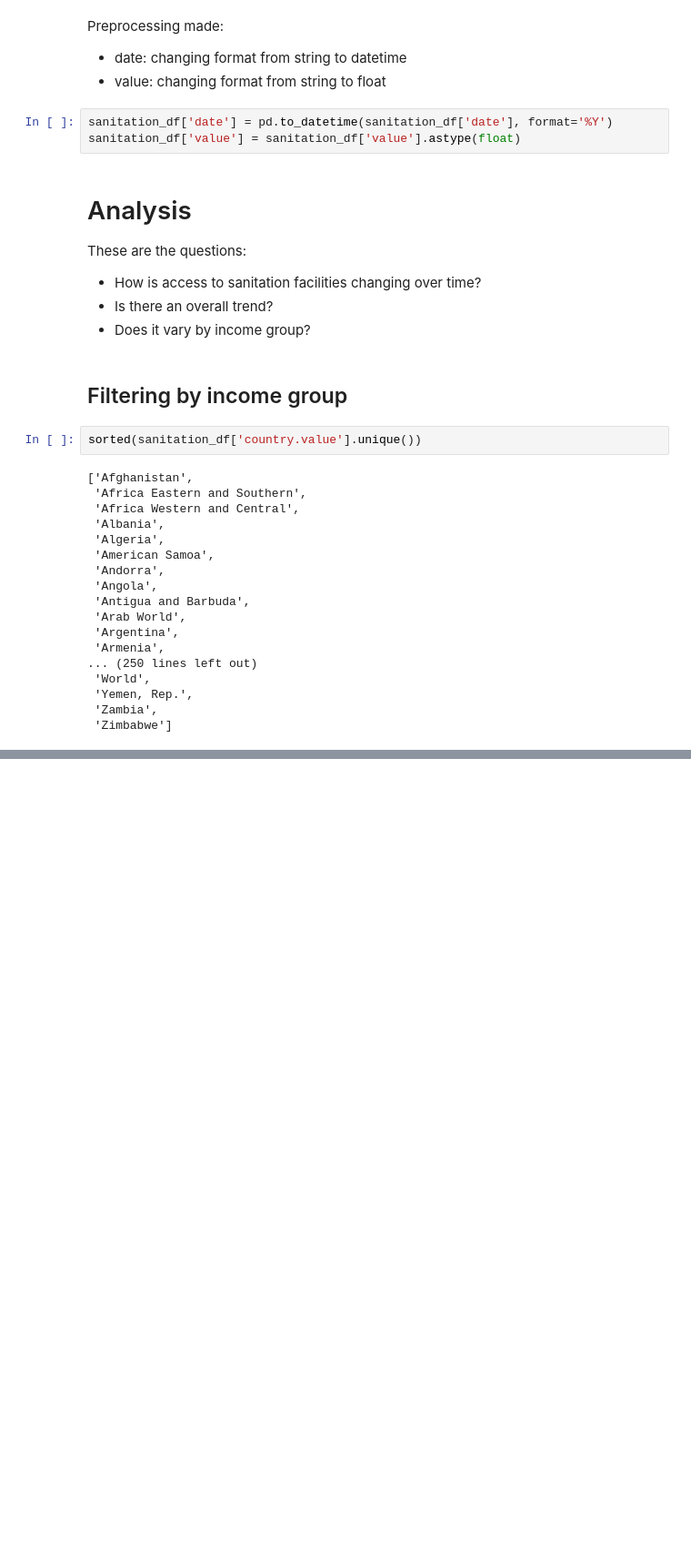
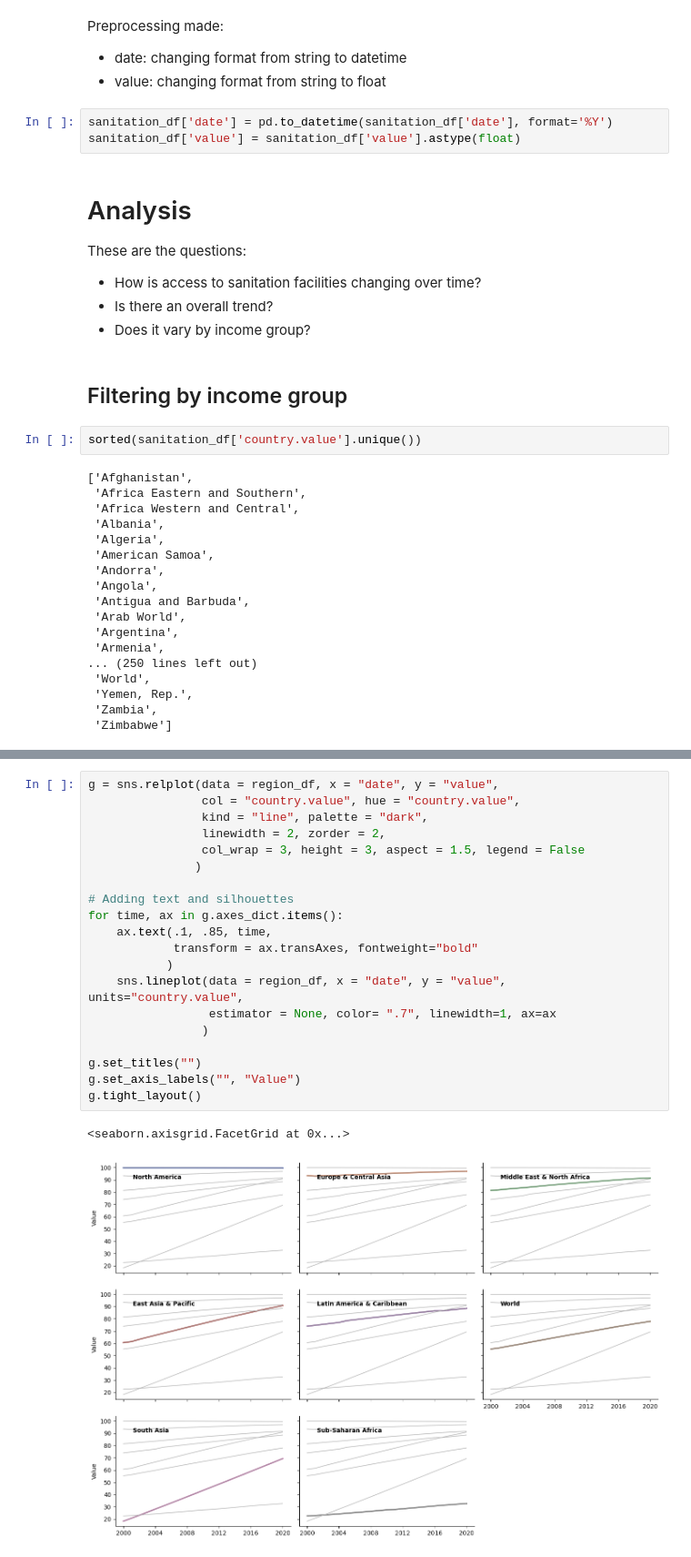
Before and after one commit to danielgils/data_scientist_wb, a Jupyter notebook: part1_script.ipynb, the cells around one changed output, grey strips where cells are left out. Shown at 91% size. Saved outputs shown, nothing was run; the diff lists cells and outputs as text; blank space fills up the shorter version.

```diff
--- a/part1_script.ipynb
+++ b/part1_script.ipynb
@@ -505,0 +566,23 @@ g.tight_layout()
+# %%
+g = sns.relplot(data = region_df, x = "date", y = "value",
+                col = "country.value", hue = "country.value",
+                kind = "line", palette = "dark",
+                linewidth = 2, zorder = 2,
+                col_wrap = 3, height = 3, aspect = 1.5, legend = False
+               )
+
+# Adding text and silhouettes
+for time, ax in g.axes_dict.items():
+    ax.text(.1, .85, time,
+            transform = ax.transAxes, fontweight="bold"
+           )
+    sns.lineplot(data = region_df, x = "date", y = "value", units="country.value",
+                 estimator = None, color= ".7", linewidth=1, ax=ax
+                )
+
+g.set_titles("")
+g.set_axis_labels("", "Value")
+g.tight_layout()
+# %% [output]
+<seaborn.axisgrid.FacetGrid at 0x...>
+[figure, added]
```
Also changed, not shown: parts of 12 cells of this notebook, 2 other files.
